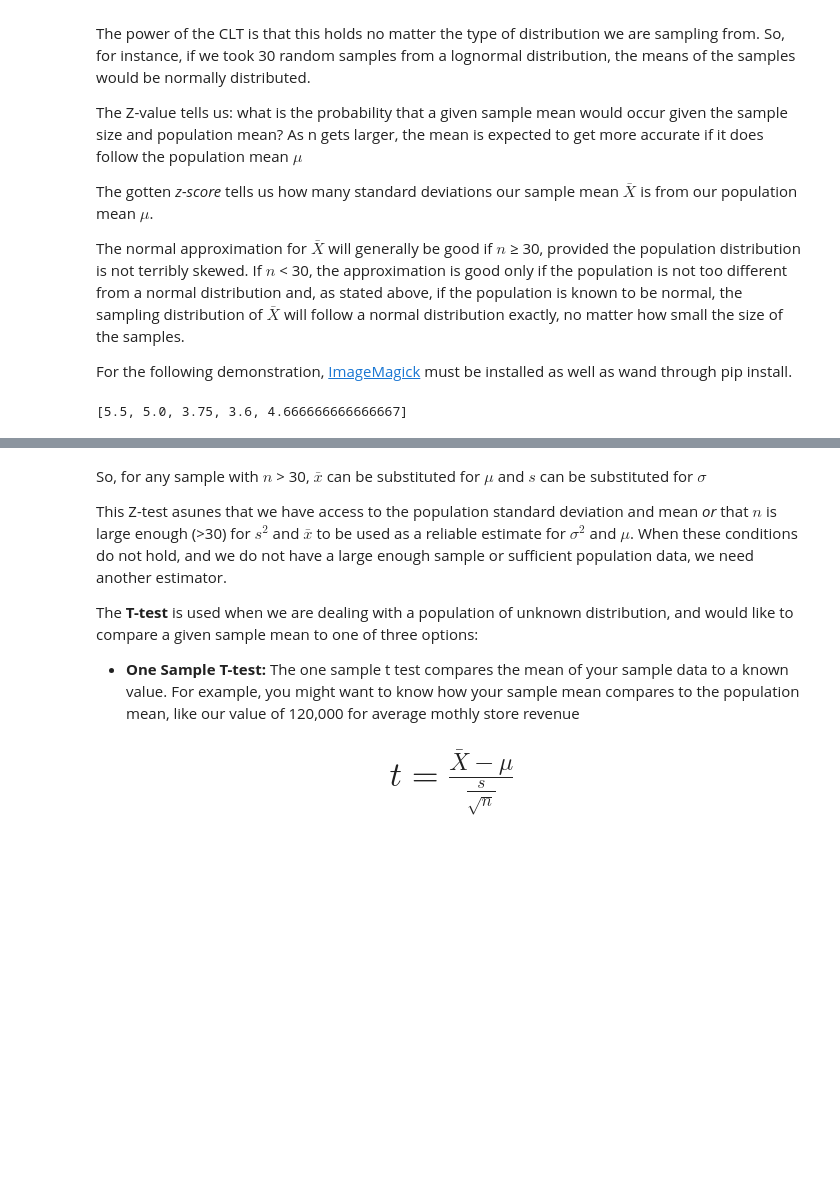
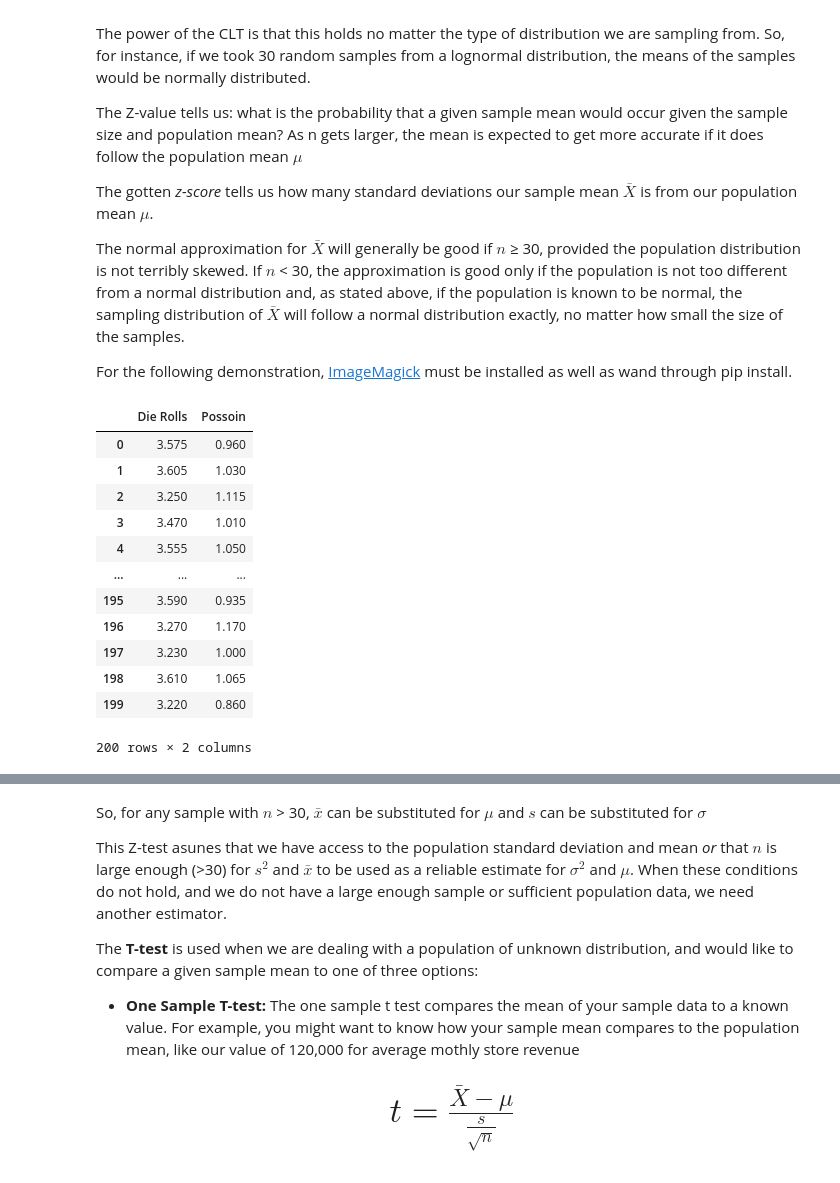
Before and after one commit to zacharyejohnson/Academics, a Jupyter notebook: 2-22-22 ROUGH DRAFT Intro to t-tests, ANOVA, and Hypothesis Testing -progress 2-8-2022-Copy1.ipynb, the cells around one changed output, grey strips where cells are left out. Cells and saved outputs as stored; diff of their text form; code cells hidden in the pictures; blank space fills up the shorter version.

```diff
--- a/2-22-22 ROUGH DRAFT Intro to t-tests, ANOVA, and Hypothesis Testing -progress 2-8-2022-Copy1.ipynb
+++ b/2-22-22 ROUGH DRAFT Intro to t-tests, ANOVA, and Hypothesis Testing -progress 2-8-2022-Copy1.ipynb
@@ -217,42 +217,32 @@ For the following demonstration, [ImageMagick](https://imagemagick.org/script/do
 # %%
 # Central Limit Theorem
 import matplotlib.pyplot as plt
 from matplotlib.animation import FuncAnimation as animation
-from wand.image import Image
-from wand.display import display
-from IPython import display
-%matplotlib notebook
+# from IPython import display
+# %matplotlib notebook
 # number of simulations of die roll
-n = 1000
+n = 200
 
 # In each simulation, there is one trial more than the previous simulation
-avg = []
-for i in range(2, n):
-    a = np.random.randint(1, 7, i)
-    avg.append(np.average(a))
-print(avg[0:5])
+dist_avgs = {"Die Rolls":[],
+            "Possoin":[]}
 
-
-# Function that will plot the histogram, where current is the latest figure
-def clt(current):
-    # if animation is at the last frame, stop it
-    plt.cla()
-    if current == 1000:
-        a.event_source.stop()
-    plt.hist(avg[0:current], bins=int(current / 10 + 1))
-    plt.gca().set_title('Expected value of die rolls')
-    plt.gca().set_xlabel('Average from die roll')
-    plt.gca().set_ylabel('Frequency')
-    plt.annotate('Die roll = {}'.format(current), [3, 27])
-
-
-fig = plt.figure()
-
-a = animation(fig, clt, interval=50, frames=200)
-video = a.to_html5_video()
-html = display.HTML(video)
-display.display(html)
-# a.save('clt2.gif', writer='imagemagick', fps=10)
-plt.show()
+for i in range(n):
+    dist_avgs["Die Rolls"].append(np.average(np.random.randint(1,7,n)))
+    dist_avgs["Possoin"].append(np.average(np.random.poisson(1, n)))
+dist_avgs = pd.DataFrame(dist_avgs)
+dist_avgs
 # %% [output]
+|  | Die Rolls | Possoin |
+| 0 | 3.575 | 0.960 |
+| 1 | 3.605 | 1.030 |
+| 2 | 3.250 | 1.115 |
+| 3 | 3.470 | 1.010 |
+| 4 | 3.555 | 1.050 |
+| ... | ... | ... |
+| 195 | 3.590 | 0.935 |
+| 196 | 3.270 | 1.170 |
+| 197 | 3.230 | 1.000 |
+| 198 | 3.610 | 1.065 |
+| 199 | 3.220 | 0.860 |
-[5.5, 5.0, 3.75, 3.6, 4.666666666666667]
+200 rows × 2 columns
```
Also changed, not shown: parts of 23 cells of this notebook, 3 other files.
